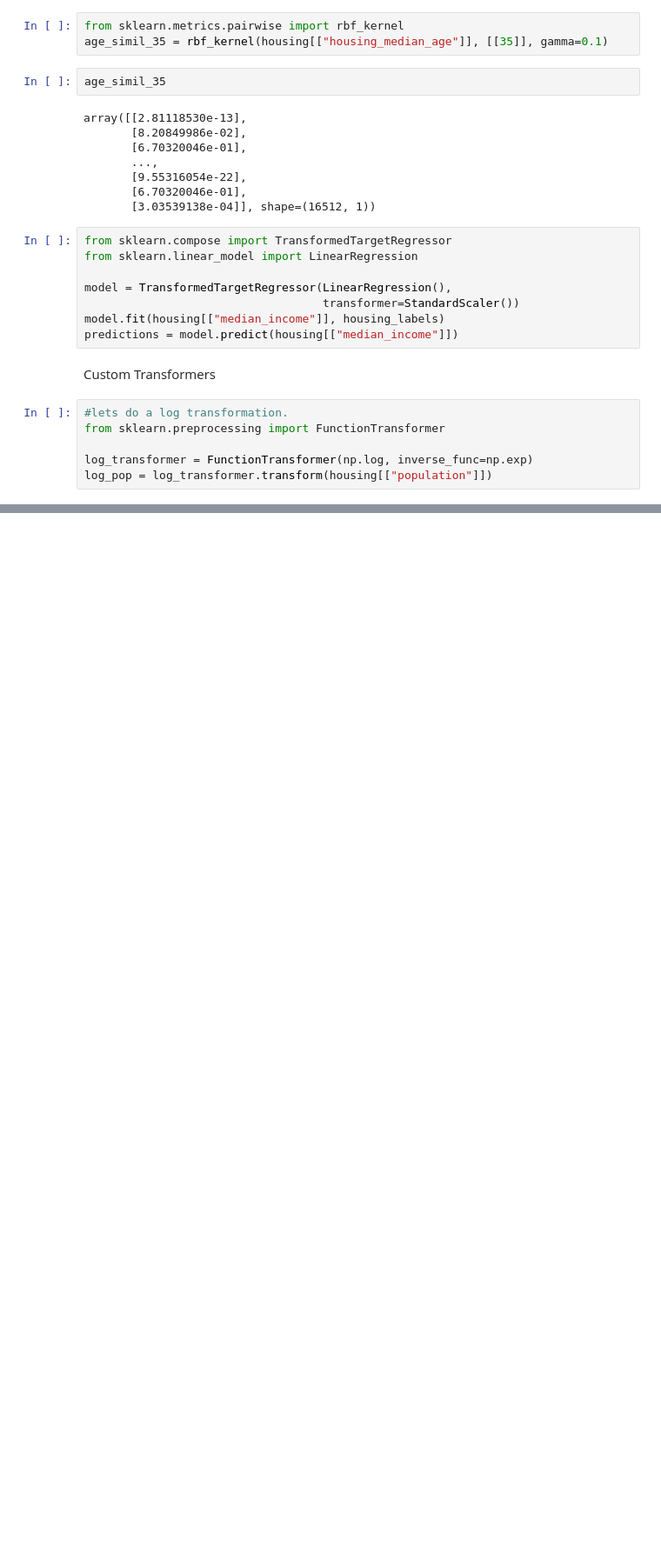
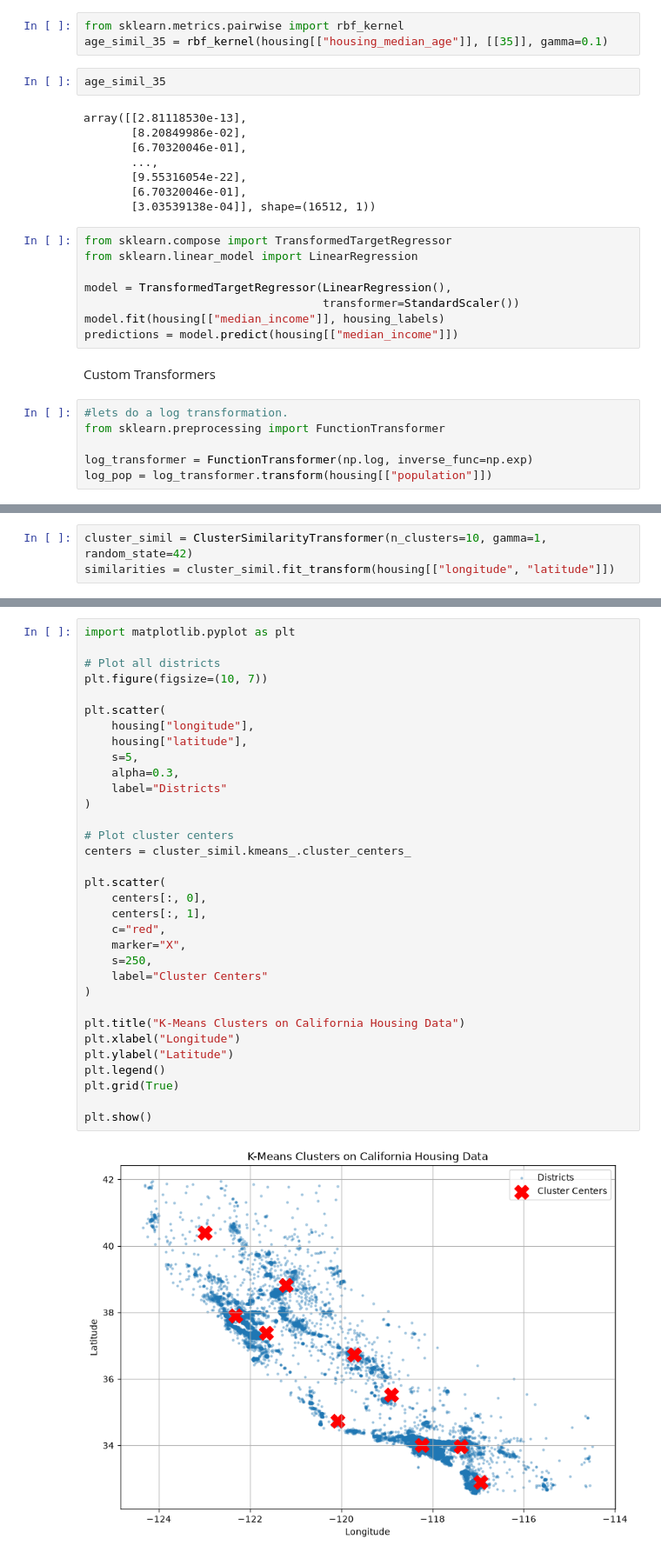
Before and after one commit to olaoluwacode/Machine-learning-for-house-price-prediction, a Jupyter notebook: house.ipynb, the cells around one changed output, grey strips where cells are left out. Shown at 87% size. Cells and saved outputs as stored; diff of their text form; blank space fills up the shorter version.

Commit message:
transformers continued

```diff
--- a/house.ipynb
+++ b/house.ipynb
@@ -662,0 +699,3 @@ log_pop = log_transformer.transform(housing[["population"]])
+# %%
+cluster_simil = ClusterSimilarityTransformer(n_clusters=10, gamma=1, random_state=42)
+similarities = cluster_simil.fit_transform(housing[["longitude", "latitude"]])
@@ -662,0 +708,35 @@ log_pop = log_transformer.transform(housing[["population"]])
+# %%
+import matplotlib.pyplot as plt
+
+# Plot all districts
+plt.figure(figsize=(10, 7))
+
+plt.scatter(
+    housing["longitude"],
+    housing["latitude"],
+    s=5,
+    alpha=0.3,
+    label="Districts"
+)
+
+# Plot cluster centers
+centers = cluster_simil.kmeans_.cluster_centers_
+
+plt.scatter(
+    centers[:, 0],
+    centers[:, 1],
+    c="red",
+    marker="X",
+    s=250,
+    label="Cluster Centers"
+)
+
+plt.title("K-Means Clusters on California Housing Data")
+plt.xlabel("Longitude")
+plt.ylabel("Latitude")
+plt.legend()
+plt.grid(True)
+
+plt.show()
+# %% [output]
+[figure, added]
```
Also changed, not shown: parts of 3 cells of this notebook.
